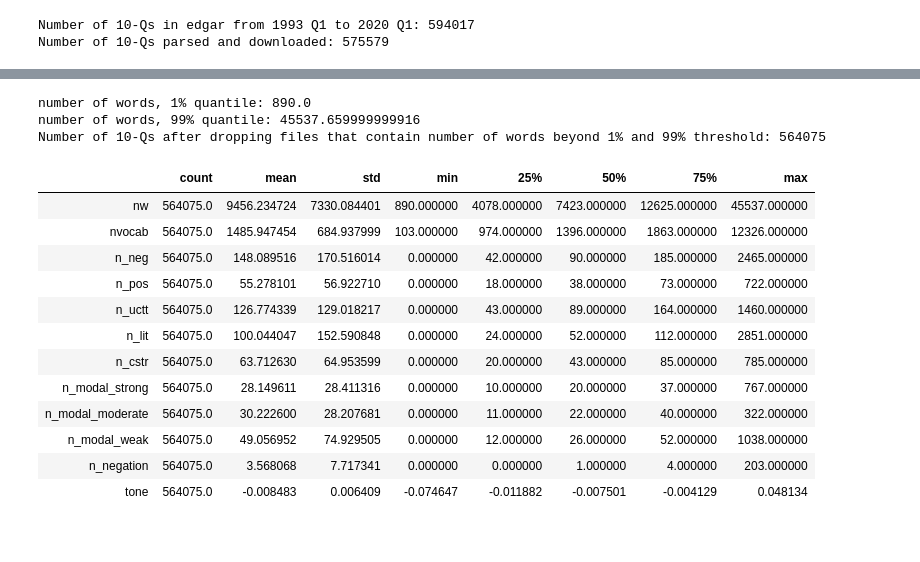
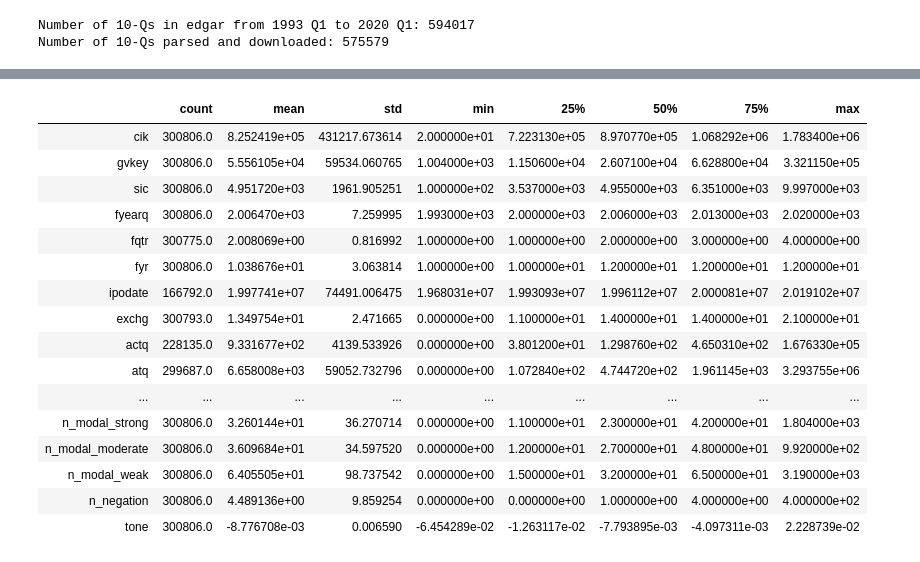
Before and after one commit to fengzhi22/narrative_conservatism, a Jupyter notebook: code/4_statistics.ipynb, the cells around one changed output, grey strips where cells are left out. Cells and saved outputs as stored; diff of their text form; code cells hidden in the pictures.

Commit message:
add raw data from COMPUSTAT and CRSP; merge COMPUSTAT/CRSP/EDGAR

```diff
--- a/code/4_statistics.ipynb
+++ b/code/4_statistics.ipynb
@@ -52,0 +188,11 @@ Number of 10-Qs parsed and downloaded: 575579
+# %%
+########################################################################################
+######################## Merge ID_DATA with CRSP_COMPUSTAT #############################
+########################################################################################
+
+#id_data = concatenate('..\\filings', data_type_id + '_'+ obj_type + '_' + '*.csv')
+
+############## prepare merge: ID_DATA
+id_data['fd'] = id_data['fd'].str.replace('-', '')
+id_data['rp'] = id_data['rp'].str.replace('-', '')
+id_data['date'] = id_data['rp'].astype(str).str[:-2]
@@ -53,48 +236,40 @@ Number of 10-Qs parsed and downloaded: 575579
 # %%
-###################################################################################
-########################### text_data modifications ###############################
-###################################################################################
+############## Left merge ID_CRSP_COMP and TEXT_DATA, key unique in both data sets
+id_crsp_comp_text = pd.merge(id_crsp_comp, text_data, on = ['accnum'], how = 'inner', validate = '1:1')
+id_crsp_comp_text.to_csv('..\\filings\\id_crsp_comp_text_' + obj_type + '.csv', index = 0)
 
-############## Calculate tone : (tone = n_pos - n_negation - n_neg)/nw
-text_data = text_data.assign(tone = (text_data['n_pos'] - text_data['n_negation'] - text_data['n_neg'])/text_data['nw'])
+############## Drop files that contain number of words beyond 1% (and 99%) threshold
+nwq01 = id_crsp_comp_text['nw'].quantile(.01)
+print('number of words, 1% quantile: ' + str(nwq01))
+# nwq99 = id_crsp_comp_text['nw'].quantile(.99)
+# print('number of words, 99% quantile: ' + str(nwq99))
+id_crsp_comp_text = id_crsp_comp_text.loc[id_crsp_comp_text['nw'] >= nwq01]
 
-############## Drop files that contain number of words beyond 1% and 99% threshold
-nwq01 = text_data['nw'].quantile(.01)
-print('number of words, 1% quantile: ' + str(nwq01))
-nwq99 = text_data['nw'].quantile(.99)
-print('number of words, 99% quantile: ' + str(nwq99))
-text_data = text_data.loc[(text_data['nw'] >= nwq01) & (text_data['nw'] <= nwq99)]
-
-third_T1PB = str(len(text_data.index))
-print('Number of 10-Qs after dropping files that contain number of words beyond 1% and 99% threshold: ' + str(third_T1PB))
-
-### Correct modal words labels
-text_data.columns = ['accnum', 'nw', 'nvocab', 'n_neg', 'n_pos', 'n_uctt', 'n_lit', 'n_cstr', \
-                     'n_modal_strong', 'n_modal_moderate', 'n_modal_weak', 'n_negation', 'tone']
-text_data.to_csv('..\\filings\\' + data_type_text + '_'+ obj_type + '.csv', index = 0)
+third_T1PB = str(len(id_crsp_comp_text.index))
+print('Number of firm-quarters after dropping files that contain number of words less than 1% threshold: ' + str(third_T1PB))
-# %% [output]
-number of words, 1% quantile: 890.0
-number of words, 99% quantile: 45537.659999999916
-Number of 10-Qs after dropping files that contain number of words beyond 1% and 99% threshold: 564075
 # %%
-############# Table 1: Summary statistics for text data
-T1PA = text_data.describe().transpose() # generally consistent with LM's summary statistics
+############# Table 1 Panel A: Summary statistics for text data
+T1PA = id_crsp_comp_text.describe().transpose() # generally consistent with LM's summary statistics
 T1PA.to_excel('..\\output\\Tables.xlsx', sheet_name='T1PA', float_format="%.2f")
 
 T1PA
 # %% [output]
 |  | count | mean | std | min | 25% | 50% | 75% | max |
-| nw | 564075.0 | 9456.234724 | 7330.084401 | 890.000000 | 4078.000000 | 7423.000000 | 12625.000000 | 45537.000000 |
-| nvocab | 564075.0 | 1485.947454 | 684.937999 | 103.000000 | 974.000000 | 1396.000000 | 1863.000000 | 12326.000000 |
-| n_neg | 564075.0 | 148.089516 | 170.516014 | 0.000000 | 42.000000 | 90.000000 | 185.000000 | 2465.000000 |
-| n_pos | 564075.0 | 55.278101 | 56.922710 | 0.000000 | 18.000000 | 38.000000 | 73.000000 | 722.000000 |
-| n_uctt | 564075.0 | 126.774339 | 129.018217 | 0.000000 | 43.000000 | 89.000000 | 164.000000 | 1460.000000 |
-| n_lit | 564075.0 | 100.044047 | 152.590848 | 0.000000 | 24.000000 | 52.000000 | 112.000000 | 2851.000000 |
-| n_cstr | 564075.0 | 63.712630 | 64.953599 | 0.000000 | 20.000000 | 43.000000 | 85.000000 | 785.000000 |
-| n_modal_strong | 564075.0 | 28.149611 | 28.411316 | 0.000000 | 10.000000 | 20.000000 | 37.000000 | 767.000000 |
-| n_modal_moderate | 564075.0 | 30.222600 | 28.207681 | 0.000000 | 11.000000 | 22.000000 | 40.000000 | 322.000000 |
-| n_modal_weak | 564075.0 | 49.056952 | 74.929505 | 0.000000 | 12.000000 | 26.000000 | 52.000000 | 1038.000000 |
-| n_negation | 564075.0 | 3.568068 | 7.717341 | 0.000000 | 0.000000 | 1.000000 | 4.000000 | 203.000000 |
-| tone | 564075.0 | -0.008483 | 0.006409 | -0.074647 | -0.011882 | -0.007501 | -0.004129 | 0.048134 |
+| cik | 300806.0 | 8.252419e+05 | 431217.673614 | 2.000000e+01 | 7.223130e+05 | 8.970770e+05 | 1.068292e+06 | 1.783400e+06 |
+| gvkey | 300806.0 | 5.556105e+04 | 59534.060765 | 1.004000e+03 | 1.150600e+04 | 2.607100e+04 | 6.628800e+04 | 3.321150e+05 |
+| sic | 300806.0 | 4.951720e+03 | 1961.905251 | 1.000000e+02 | 3.537000e+03 | 4.955000e+03 | 6.351000e+03 | 9.997000e+03 |
+| fyearq | 300806.0 | 2.006470e+03 | 7.259995 | 1.993000e+03 | 2.000000e+03 | 2.006000e+03 | 2.013000e+03 | 2.020000e+03 |
+| fqtr | 300775.0 | 2.008069e+00 | 0.816992 | 1.000000e+00 | 1.000000e+00 | 2.000000e+00 | 3.000000e+00 | 4.000000e+00 |
+| fyr | 300806.0 | 1.038676e+01 | 3.063814 | 1.000000e+00 | 1.000000e+01 | 1.200000e+01 | 1.200000e+01 | 1.200000e+01 |
+| ipodate | 166792.0 | 1.997741e+07 | 74491.006475 | 1.968031e+07 | 1.993093e+07 | 1.996112e+07 | 2.000081e+07 | 2.019102e+07 |
+| exchg | 300793.0 | 1.349754e+01 | 2.471665 | 0.000000e+00 | 1.100000e+01 | 1.400000e+01 | 1.400000e+01 | 2.100000e+01 |
+| actq | 228135.0 | 9.331677e+02 | 4139.533926 | 0.000000e+00 | 3.801200e+01 | 1.298760e+02 | 4.650310e+02 | 1.676330e+05 |
+| atq | 299687.0 | 6.658008e+03 | 59052.732796 | 0.000000e+00 | 1.072840e+02 | 4.744720e+02 | 1.961145e+03 | 3.293755e+06 |
+| ... | ... | ... | ... | ... | ... | ... | ... | ... |
+| n_modal_strong | 300806.0 | 3.260144e+01 | 36.270714 | 0.000000e+00 | 1.100000e+01 | 2.300000e+01 | 4.200000e+01 | 1.804000e+03 |
+| n_modal_moderate | 300806.0 | 3.609684e+01 | 34.597520 | 0.000000e+00 | 1.200000e+01 | 2.700000e+01 | 4.800000e+01 | 9.920000e+02 |
+| n_modal_weak | 300806.0 | 6.405505e+01 | 98.737542 | 0.000000e+00 | 1.500000e+01 | 3.200000e+01 | 6.500000e+01 | 3.190000e+03 |
+| n_negation | 300806.0 | 4.489136e+00 | 9.859254 | 0.000000e+00 | 0.000000e+00 | 1.000000e+00 | 4.000000e+00 | 4.000000e+02 |
+| tone | 300806.0 | -8.776708e-03 | 0.006590 | -6.454289e-02 | -1.263117e-02 | -7.793895e-03 | -4.097311e-03 | 2.228739e-02 |
 # %%
 ########### Table 1 Panel B: Data screening process
```
Also changed, not shown: parts of 11 cells of this notebook, 6 other files.
